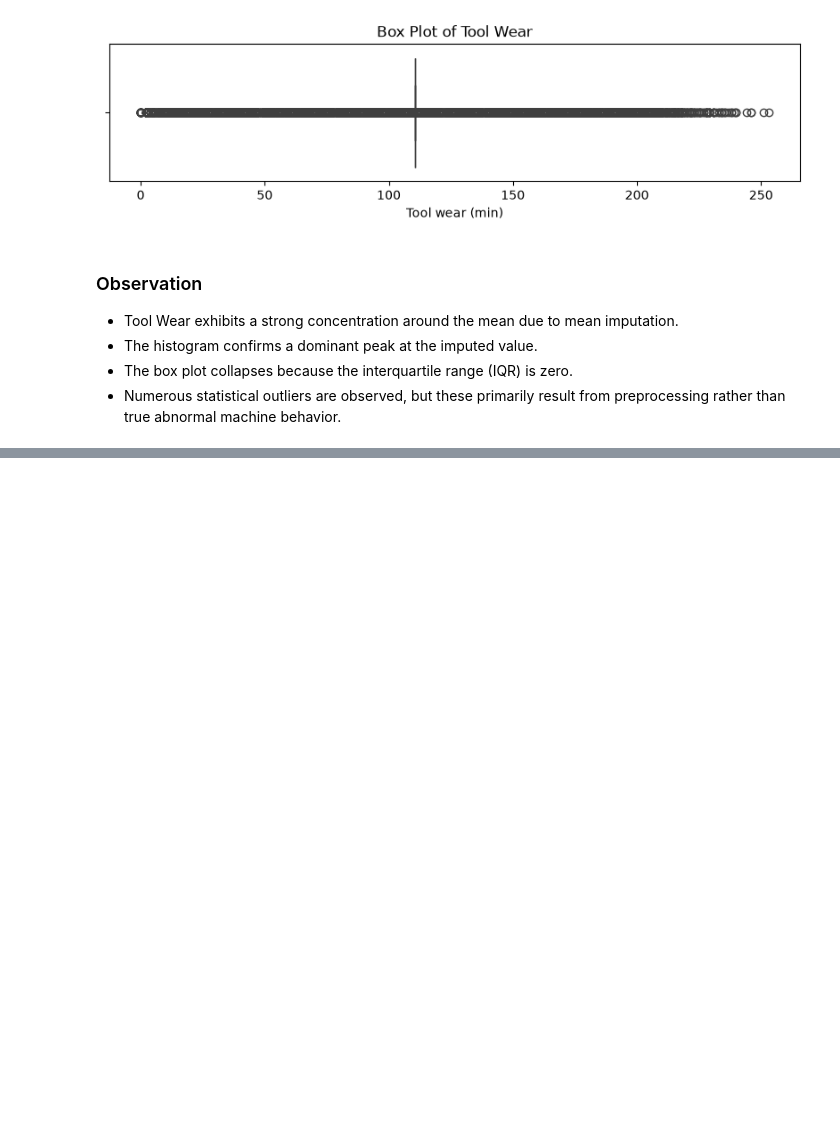
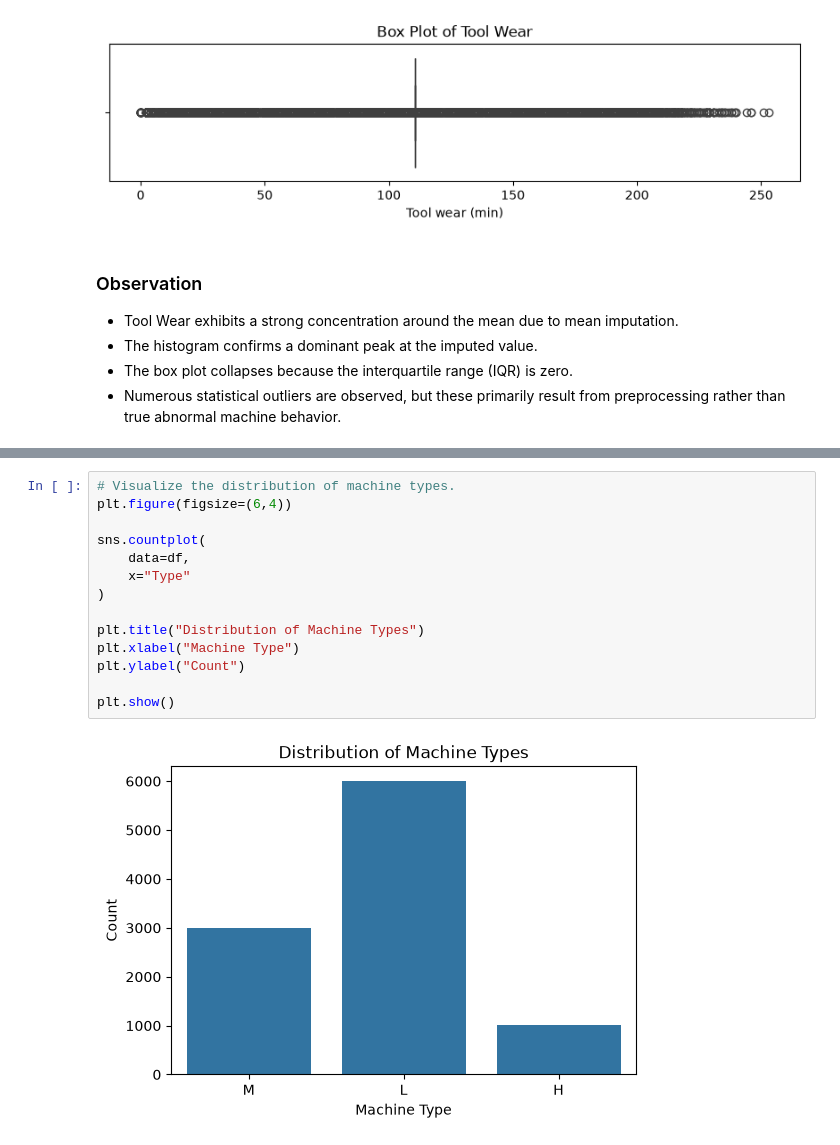
Before and after one commit to Carolljo/Predictive-Maintenance-Intelligence-Platform, a Jupyter notebook: notebooks/03_EDA.ipynb, the cells around one changed output, grey strips where cells are left out. Saved outputs shown, nothing was run; the diff lists cells and outputs as text; blank space fills up the shorter version.

```diff
--- a/notebooks/03_EDA.ipynb
+++ b/notebooks/03_EDA.ipynb
@@ -421,0 +492,16 @@ plt.show()
+# %%
+# Visualize the distribution of machine types.
+plt.figure(figsize=(6,4))
+
+sns.countplot(
+    data=df,
+    x="Type"
+)
+
+plt.title("Distribution of Machine Types")
+plt.xlabel("Machine Type")
+plt.ylabel("Count")
+
+plt.show()
+# %% [output]
+[figure, added]
```
Also changed, not shown: parts of 20 cells of this notebook.
